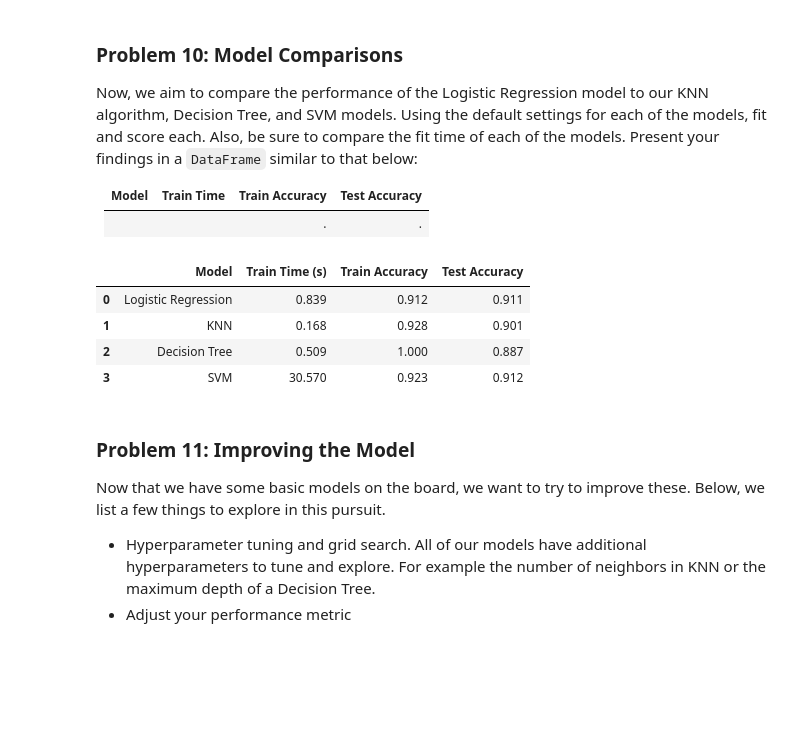
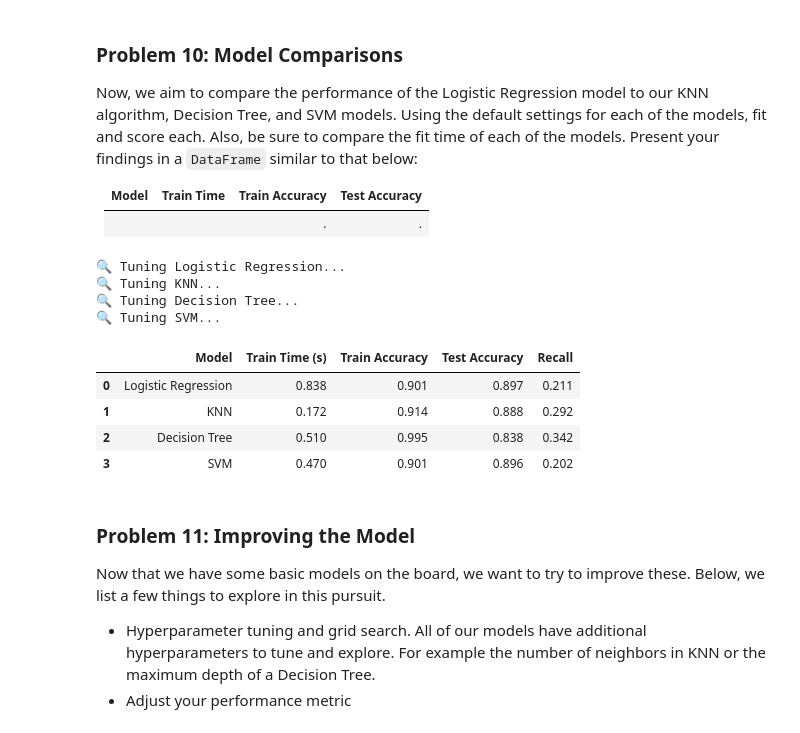
Before and after one commit to revathys/Bank-Marketing, a Jupyter notebook: prompt_III.ipynb, the cells around one changed output. Cells and saved outputs as stored; diff of their text form; code cells hidden in the pictures; blank space fills up the shorter version.

```diff
--- a/prompt_III.ipynb
+++ b/prompt_III.ipynb
@@ -159,10 +160,16 @@ Categorical features with unique values
 | y | 2 |
 dtype: int64
 # %%
+
+
+# Drop duration as it is only known after marketing success/failure
+df = df.drop(columns=['duration'], errors='ignore')
+# Split X and y
+X = df.drop('y', axis=1)
+df['y']=df['y'].map({'yes': 1, 'no': 0})
+y = df['y']
+
 # Identify numeric and categorical columns
-
-X = df.drop('y', axis=1)
-y = df['y'].map({'yes': 1, 'no': 0})
 numeric_features = X.select_dtypes(include=['int64', 'float64']).columns
 categorical_features = X.select_dtypes(include=['object']).columns
 #Find no of values with unknown for catagorical fields
@@ -356,41 +372,47 @@ models = {
     'Logistic Regression': LogisticRegression(max_iter=1000),
     'KNN': KNeighborsClassifier(),
     'Decision Tree': DecisionTreeClassifier(),
-    'SVM': SVC()
+    'SVM': LinearSVC()
 }
 
 # Train, time, and evaluate
 results = []
 
 for name, model in models.items():
+    print(f"🔍 Tuning {name}...")
     pipeline = Pipeline(steps=[('preprocessor', preprocessor),
                                ('classifier', model)])
 
     start = time.time()
     pipeline.fit(X_train, y_train)
     end = time.time()
     train_time = end - start
 
     # Accuracy
     train_acc = pipeline.score(X_train, y_train)
     test_acc = pipeline.score(X_test, y_test)
 
     results.append({
         'Model': name,
         'Train Time (s)': round(train_time, 3),
         'Train Accuracy': round(train_acc, 3),
-        'Test Accuracy': round(test_acc, 3)
+        'Test Accuracy': round(test_acc, 3),
+        'Recall': round(recall_score(y_test, pipeline.predict(X_test)), 3)
     })
 
 # Display results
 results_df = pd.DataFrame(results)
 results_df
 # %% [output]
+🔍 Tuning Logistic Regression...
+🔍 Tuning KNN...
+🔍 Tuning Decision Tree...
+🔍 Tuning SVM...
-|  | Model | Train Time (s) | Train Accuracy | Test Accuracy |
-| 0 | Logistic Regression | 0.839 | 0.912 | 0.911 |
-| 1 | KNN | 0.168 | 0.928 | 0.901 |
-| 2 | Decision Tree | 0.509 | 1.000 | 0.887 |
-| 3 | SVM | 30.570 | 0.923 | 0.912 |
+|  | Model | Train Time (s) | Train Accuracy | Test Accuracy | Recall |
+| 0 | Logistic Regression | 0.838 | 0.901 | 0.897 | 0.211 |
+| 1 | KNN | 0.172 | 0.914 | 0.888 | 0.292 |
+| 2 | Decision Tree | 0.510 | 0.995 | 0.838 | 0.342 |
+| 3 | SVM | 0.470 | 0.901 | 0.896 | 0.202 |
 # %% [markdown]
 ### Problem 11: Improving the Model
 
```
Also changed, not shown: parts of 20 cells of this notebook.
